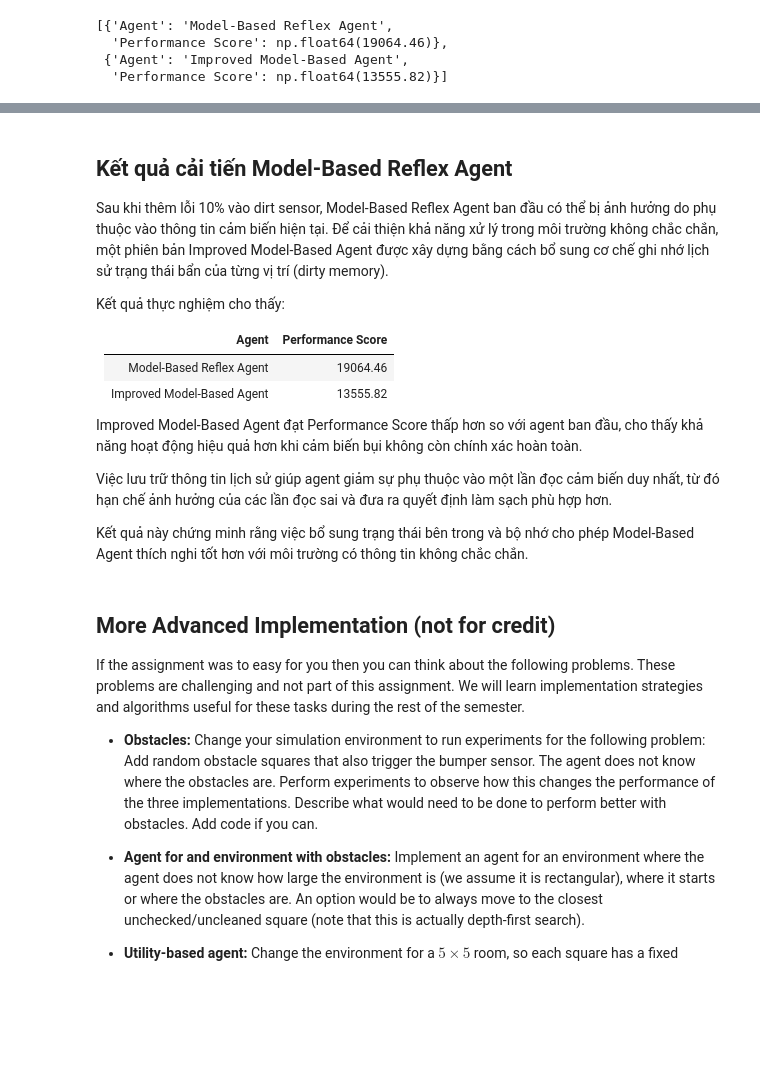
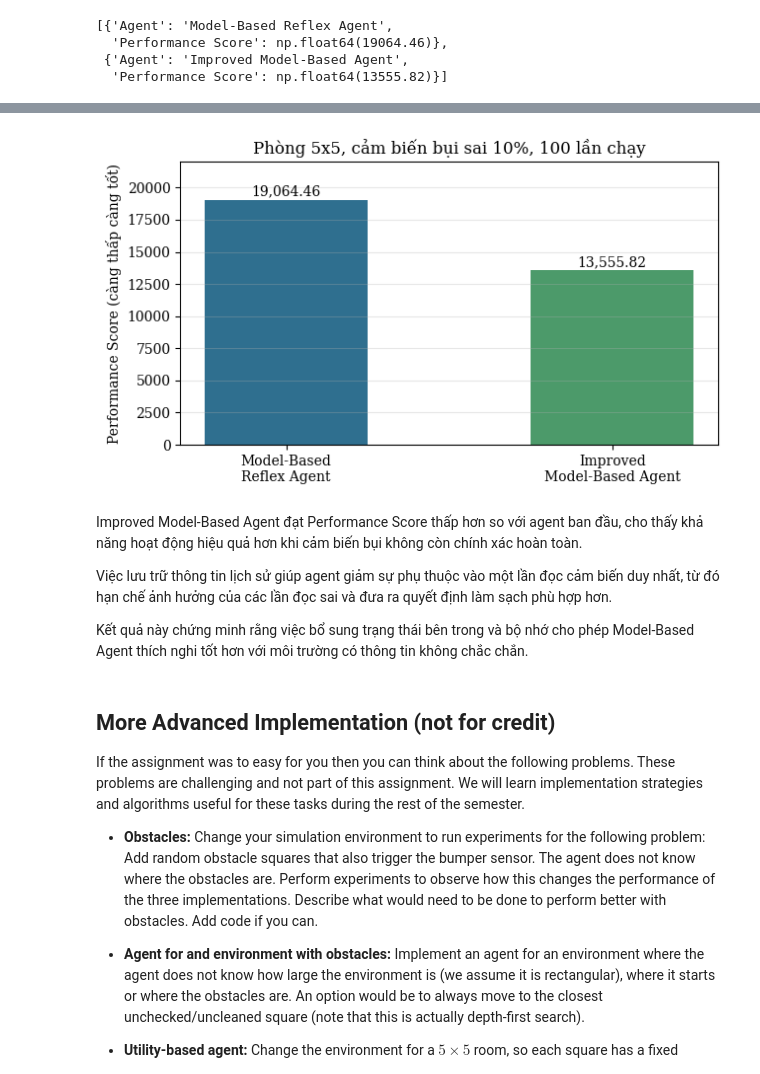
Before and after one commit to bibo0610/TTNTNC_10, a Jupyter notebook: robot_vacuum.ipynb, the cells around one changed output, grey strips where cells are left out. Saved outputs shown, nothing was run; the diff lists cells and outputs as text; code cells hidden in the pictures; blank space fills up the shorter version.

```diff
--- a/robot_vacuum.ipynb
+++ b/robot_vacuum.ipynb
@@ -1209,15 +1245,31 @@ improvement_results
+# %%
+import matplotlib.pyplot as plt
+
+plt.rcParams["font.family"] = "DejaVu Serif"
+
+# Dữ liệu: Performance Score trung bình (phòng 5x5, cảm biến bụi sai 10%, 100 lần chạy)
+names = ["Model-Based\nReflex Agent", "Improved\nModel-Based Agent"]
+vals = [19064.46, 13555.82]
+
+fig, ax = plt.subplots(figsize=(6.5, 3.8))
+
+bars = ax.bar(names, vals, color=["#2f6f8f", "#4c9a6a"], width=0.5)
+
+# Ghi giá trị lên đầu mỗi cột
+for bar, v in zip(bars, vals):
+    ax.text(bar.get_x() + bar.get_width() / 2, v + 300,
+            f"{v:,.2f}", ha="center")
+
+ax.set_ylabel("Performance Score (càng thấp càng tốt)")
+ax.set_ylim(0, 22000)
+ax.set_title("Phòng 5x5, cảm biến bụi sai 10%, 100 lần chạy")
+ax.grid(axis="y", alpha=0.3)
+
+fig.tight_layout()
+plt.show()
+# %% [output]
+[figure, added]
 # %% [markdown]
-## Kết quả cải tiến Model-Based Reflex Agent
-
-Sau khi thêm lỗi 10% vào dirt sensor, Model-Based Reflex Agent ban đầu có thể bị ảnh hưởng do phụ thuộc vào thông tin cảm biến hiện tại. Để cải thiện khả năng xử lý trong môi trường không chắc chắn, một phiên bản Improved Model-Based Agent được xây dựng bằng cách bổ sung cơ chế ghi nhớ lịch sử trạng thái bẩn của từng vị trí (dirty memory).
-
-Kết quả thực nghiệm cho thấy:
-
-| Agent | Performance Score |
-| --- | --- |
-| Model-Based Reflex Agent | 19064.46 |
-| Improved Model-Based Agent | 13555.82 |
-
 Improved Model-Based Agent đạt Performance Score thấp hơn so với agent ban đầu, cho thấy khả năng hoạt động hiệu quả hơn khi cảm biến bụi không còn chính xác hoàn toàn.
 
 Việc lưu trữ thông tin lịch sử giúp agent giảm sự phụ thuộc vào một lần đọc cảm biến duy nhất, từ đó hạn chế ảnh hưởng của các lần đọc sai và đưa ra quyết định làm sạch phù hợp hơn.
```
Also changed, not shown: parts of 6 cells of this notebook.
